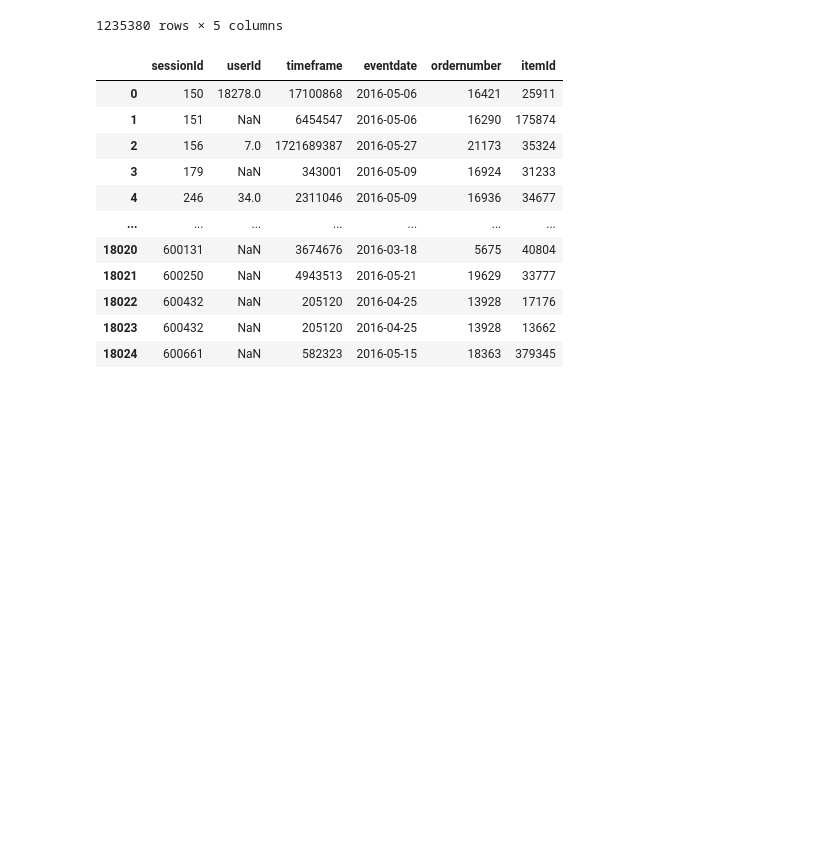
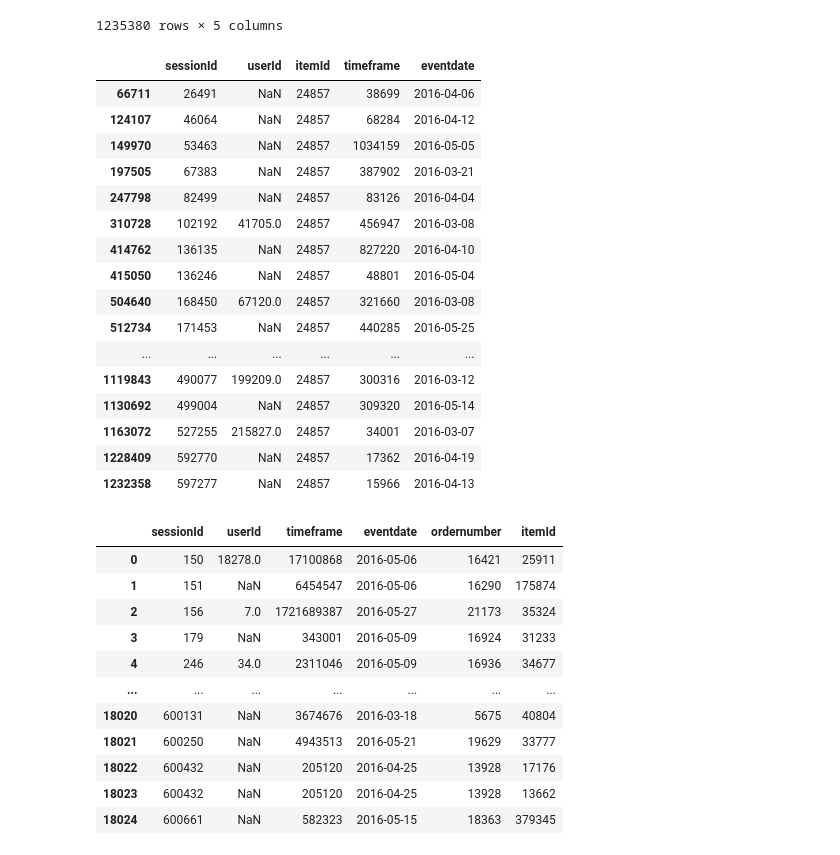
Before and after one commit to PiCindy/Intelligent-systems-and-recommendations, a Jupyter notebook: Data_analysis.ipynb, the cells around one changed output. Cells and saved outputs as stored; diff of their text form; code cells hidden in the pictures; blank space fills up the shorter version.

Commit message:
Data analysis

```diff
--- a/Data_analysis.ipynb
+++ b/Data_analysis.ipynb
@@ -54,5 +84,5 @@ click
 # %%
-view = pd.read_csv('data/train-item-views.csv', sep=';')
+view = pd.read_csv('../data/train-item-views.csv', sep=';')
 view
 # %% [output]
 |  | sessionId | userId | itemId | timeframe | eventdate |
@@ -68,4 +98,24 @@ view
 | 1235378 | 600684 | NaN | 5227 | 575276 | 2016-04-14 |
 | 1235379 | 600687 | 249347.0 | 13296 | 135288 | 2016-02-16 |
 1235380 rows × 5 columns
+# %%
+view[view['itemId'] == 24857]
+# %% [output]
+|  | sessionId | userId | itemId | timeframe | eventdate |
+| 66711 | 26491 | NaN | 24857 | 38699 | 2016-04-06 |
+| 124107 | 46064 | NaN | 24857 | 68284 | 2016-04-12 |
+| 149970 | 53463 | NaN | 24857 | 1034159 | 2016-05-05 |
+| 197505 | 67383 | NaN | 24857 | 387902 | 2016-03-21 |
+| 247798 | 82499 | NaN | 24857 | 83126 | 2016-04-04 |
+| 310728 | 102192 | 41705.0 | 24857 | 456947 | 2016-03-08 |
+| 414762 | 136135 | NaN | 24857 | 827220 | 2016-04-10 |
+| 415050 | 136246 | NaN | 24857 | 48801 | 2016-05-04 |
+| 504640 | 168450 | 67120.0 | 24857 | 321660 | 2016-03-08 |
+| 512734 | 171453 | NaN | 24857 | 440285 | 2016-05-25 |
+| ... | ... | ... | ... | ... | ... |
+| 1119843 | 490077 | 199209.0 | 24857 | 300316 | 2016-03-12 |
+| 1130692 | 499004 | NaN | 24857 | 309320 | 2016-05-14 |
+| 1163072 | 527255 | 215827.0 | 24857 | 34001 | 2016-03-07 |
+| 1228409 | 592770 | NaN | 24857 | 17362 | 2016-04-19 |
+| 1232358 | 597277 | NaN | 24857 | 15966 | 2016-04-13 |
 # %%
```
Also changed, not shown: parts of 9 cells of this notebook.
